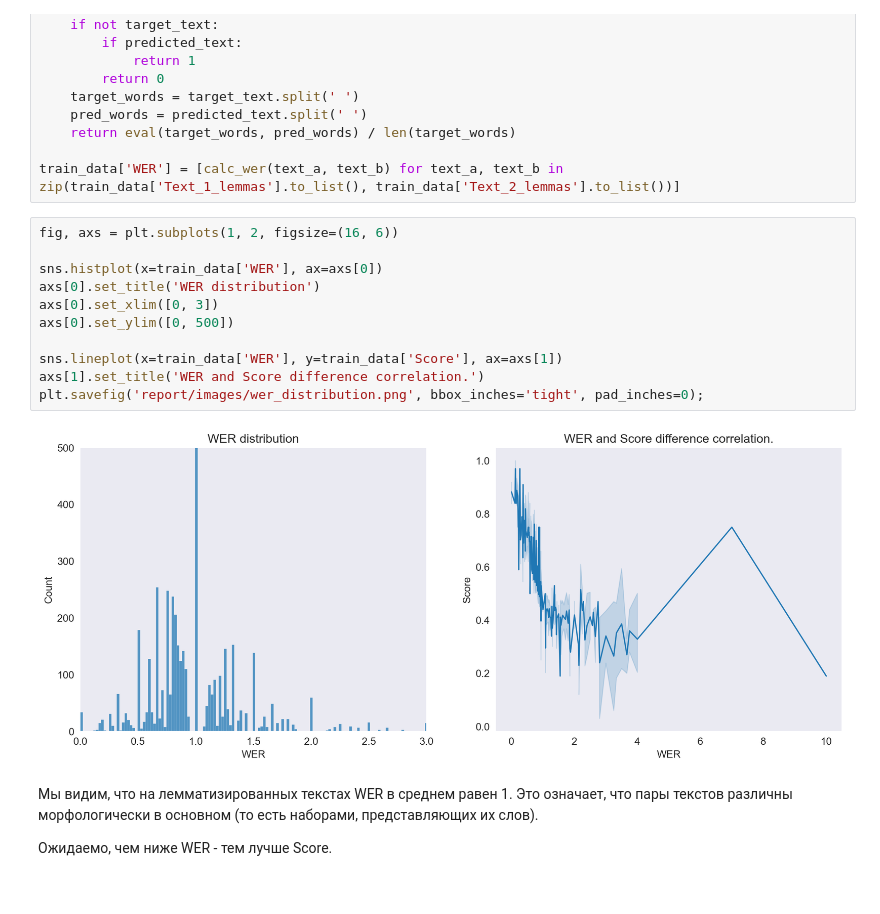
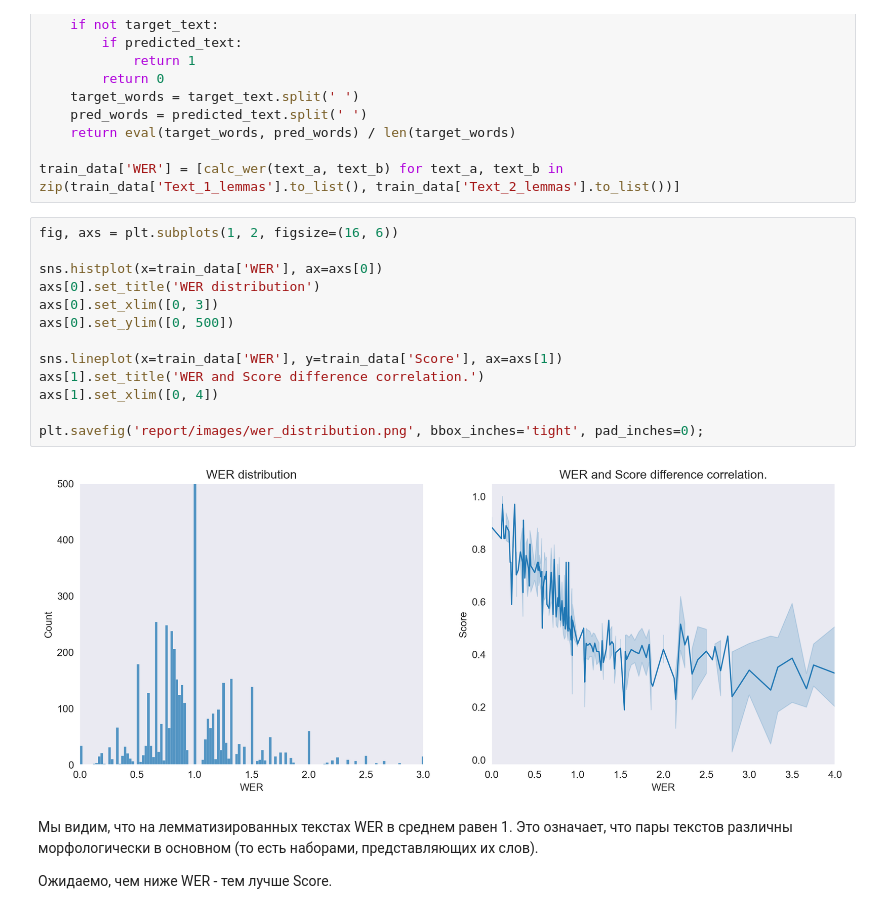
Before and after one commit to Vanyok-All-is-OK/NLP_project, a Jupyter notebook: analytics.ipynb, the cells around one changed output. Drawn from its saved outputs; the diff is of its cells as text.

```diff
--- a/analytics.ipynb
+++ b/analytics.ipynb
@@ -175,16 +189,18 @@ train_data['WER'] = [calc_wer(text_a, text_b) for text_a, text_b in zip(train_da
 # %%
 fig, axs = plt.subplots(1, 2, figsize=(16, 6))
 
 sns.histplot(x=train_data['WER'], ax=axs[0])
 axs[0].set_title('WER distribution')
 axs[0].set_xlim([0, 3])
 axs[0].set_ylim([0, 500])
 
 sns.lineplot(x=train_data['WER'], y=train_data['Score'], ax=axs[1])
 axs[1].set_title('WER and Score difference correlation.')
+axs[1].set_xlim([0, 4])
+
 plt.savefig('report/images/wer_distribution.png', bbox_inches='tight', pad_inches=0);
 # %% [output]
-[figure, old version]
+[figure, new version]
 # %% [markdown]
 Мы видим, что на лемматизированных текстах WER в среднем равен 1. Это означает, что пары текстов различны морфологически в основном (то есть наборами, представляющих их слов).
 
```
Also changed, not shown: parts of 3 cells of this notebook, 9 other files.
